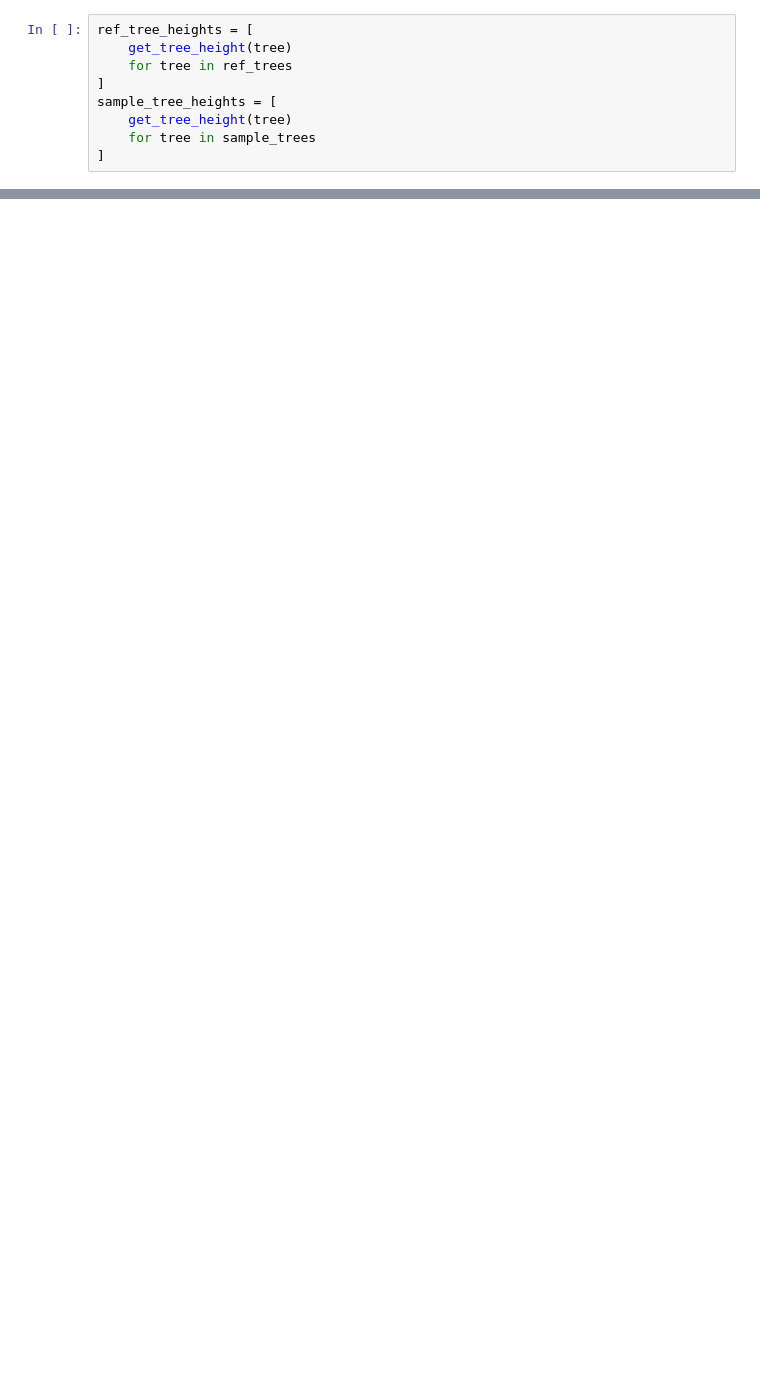
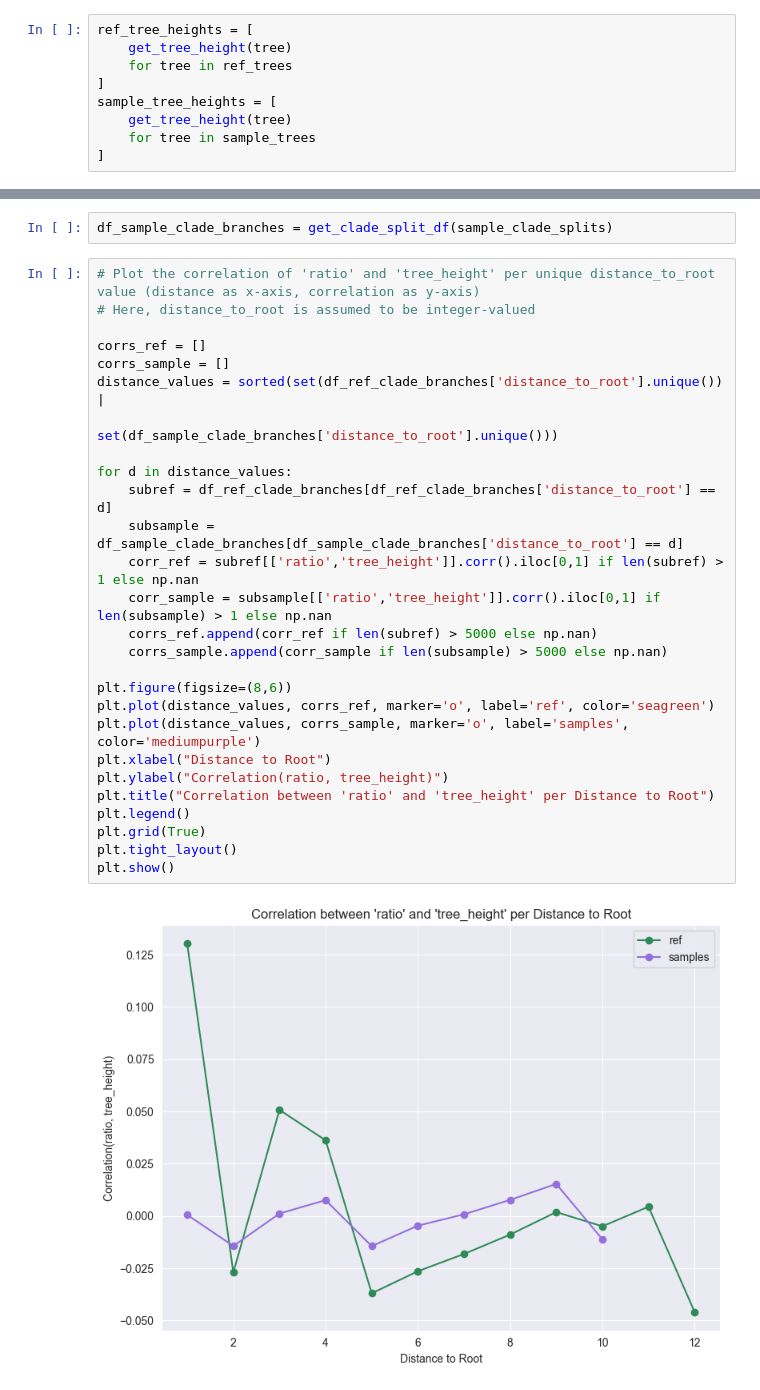
Before and after one commit to tochsner/ccd-validation, a Jupyter notebook: src/distribution_analysis/analyze_bccd_distribution.ipynb, the cells around one changed output, grey strips where cells are left out. Cells and saved outputs as stored; diff of their text form; blank space fills up the shorter version.

```diff
--- a/src/distribution_analysis/analyze_bccd_distribution.ipynb
+++ b/src/distribution_analysis/analyze_bccd_distribution.ipynb
@@ -87,2 +79,33 @@ df_sample_clade_branches.describe()
+# %%
+df_sample_clade_branches = get_clade_split_df(sample_clade_splits)
+# %%
+# Plot the correlation of 'ratio' and 'tree_height' per unique distance_to_root value (distance as x-axis, correlation as y-axis)
+# Here, distance_to_root is assumed to be integer-valued
+
+corrs_ref = []
+corrs_sample = []
+distance_values = sorted(set(df_ref_clade_branches['distance_to_root'].unique()) |
+                        set(df_sample_clade_branches['distance_to_root'].unique()))
+
+for d in distance_values:
+    subref = df_ref_clade_branches[df_ref_clade_branches['distance_to_root'] == d]
+    subsample = df_sample_clade_branches[df_sample_clade_branches['distance_to_root'] == d]
+    corr_ref = subref[['ratio','tree_height']].corr().iloc[0,1] if len(subref) > 1 else np.nan
+    corr_sample = subsample[['ratio','tree_height']].corr().iloc[0,1] if len(subsample) > 1 else np.nan
+    corrs_ref.append(corr_ref if len(subref) > 5000 else np.nan)
+    corrs_sample.append(corr_sample if len(subsample) > 5000 else np.nan)
+
+plt.figure(figsize=(8,6))
+plt.plot(distance_values, corrs_ref, marker='o', label='ref', color='seagreen')
+plt.plot(distance_values, corrs_sample, marker='o', label='samples', color='mediumpurple')
+plt.xlabel("Distance to Root")
+plt.ylabel("Correlation(ratio, tree_height)")
+plt.title("Correlation between 'ratio' and 'tree_height' per Distance to Root")
+plt.legend()
+plt.grid(True)
+plt.tight_layout()
+plt.show()
+# %% [output]
+[figure, added]
 # %%
 sns.histplot(
```
Also changed, not shown: parts of 38 cells of this notebook, 14 other files.
